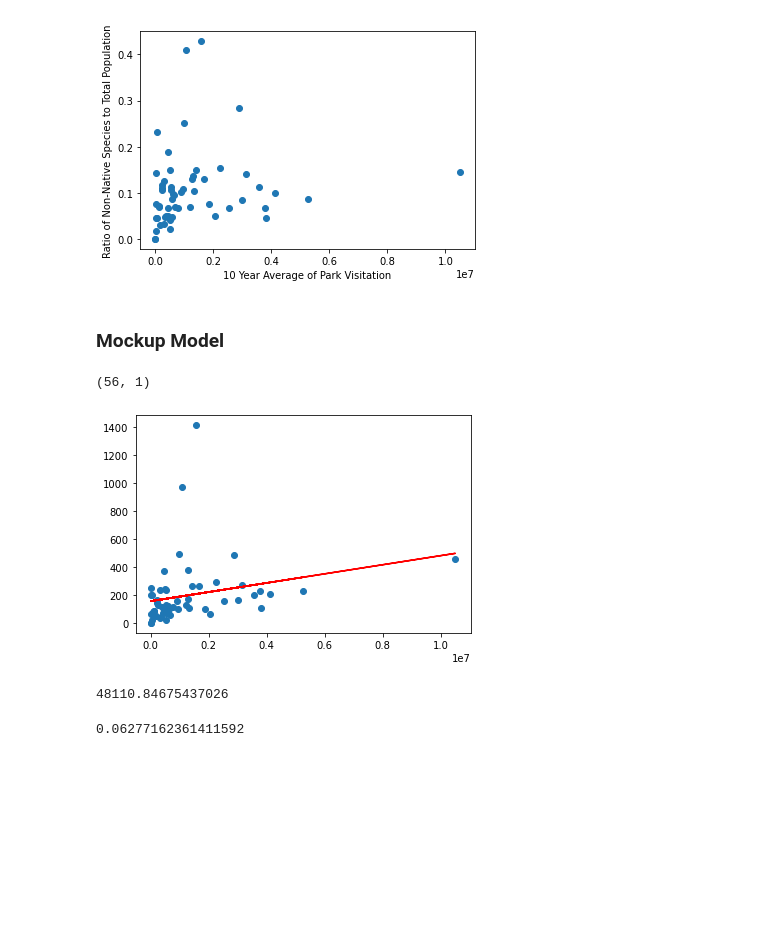
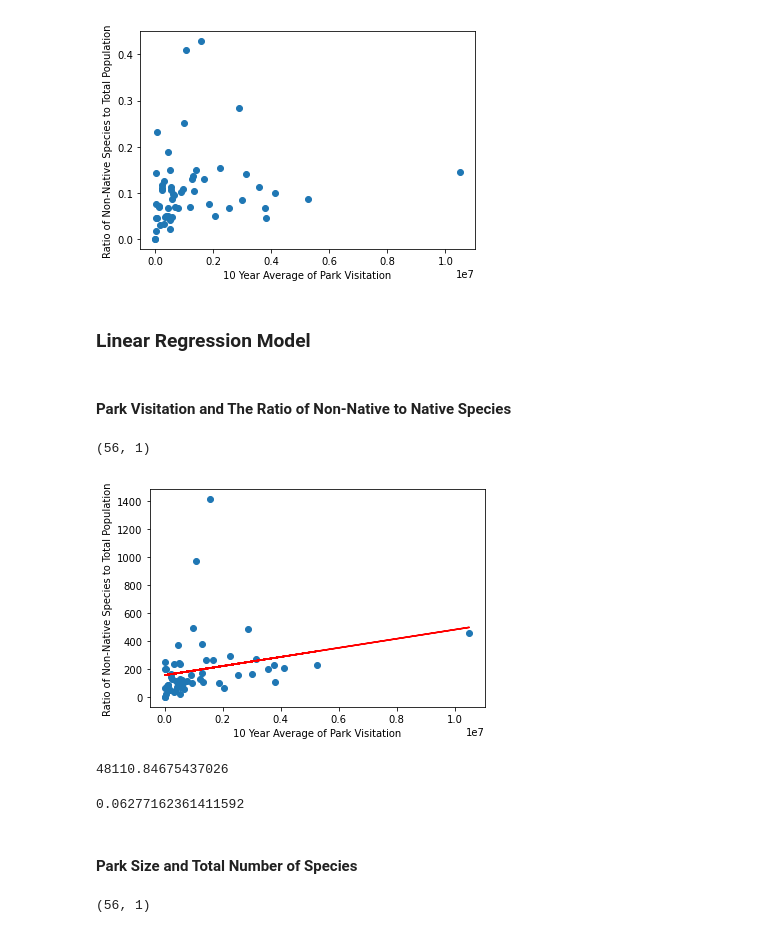
Before and after one commit to holleyvoegtle/Biodiversity_Analysis, a Jupyter notebook: machine-learning/Biodiversity_MachineLearning.ipynb, the cells around one changed output. Drawn from its saved outputs; the diff is of its cells as text; code cells hidden in the pictures; blank space fills up the shorter version.

```diff
--- a/machine-learning/Biodiversity_MachineLearning.ipynb
+++ b/machine-learning/Biodiversity_MachineLearning.ipynb
@@ -354,7 +377,9 @@ plt.show()
 # %% [output]
 [figure]
 # %% [markdown]
-### Mockup Model
+### Linear Regression Model
+# %% [markdown]
+#### Park Visitation and The Ratio of Non-Native to Native Species
 # %%
 X = biodiversity_clean_df.Average.values.reshape(-1,1)
 # %%
@@ -369,16 +394,20 @@ print(y_pred.shape)
 # %%
 plt.scatter(X,y)
 plt.plot(X, y_pred, color='red')
+plt.xlabel('10 Year Average of Park Visitation')
+plt.ylabel('Ratio of Non-Native Species to Total Population')
 plt.show()
 # %% [output]
-[figure, old version]
+[figure, new version]
-# %%
-from sklearn.metrics import mean_squared_error
-mean_squared_error(y, y_pred)
-# %% [output]
-48110.84675437026
+# %%
+from sklearn.metrics import mean_squared_error
+mean_squared_error(y, y_pred)
+# %% [output]
+48110.84675437026
 # %%
 from sklearn import metrics
 metrics.r2_score(y, y_pred)
 # %% [output]
 0.06277162361411592
+# %% [markdown]
+#### Park Size and Total Number of Species
@@ -384,0 +417,7 @@ metrics.r2_score(y, y_pred)
+# %%
+model = LinearRegression()
+model.fit(X,y)
+y_pred = model.predict(X)
+print(y_pred.shape)
+# %% [output]
+(56, 1)
```
Also changed, not shown: parts of 36 cells of this notebook.
